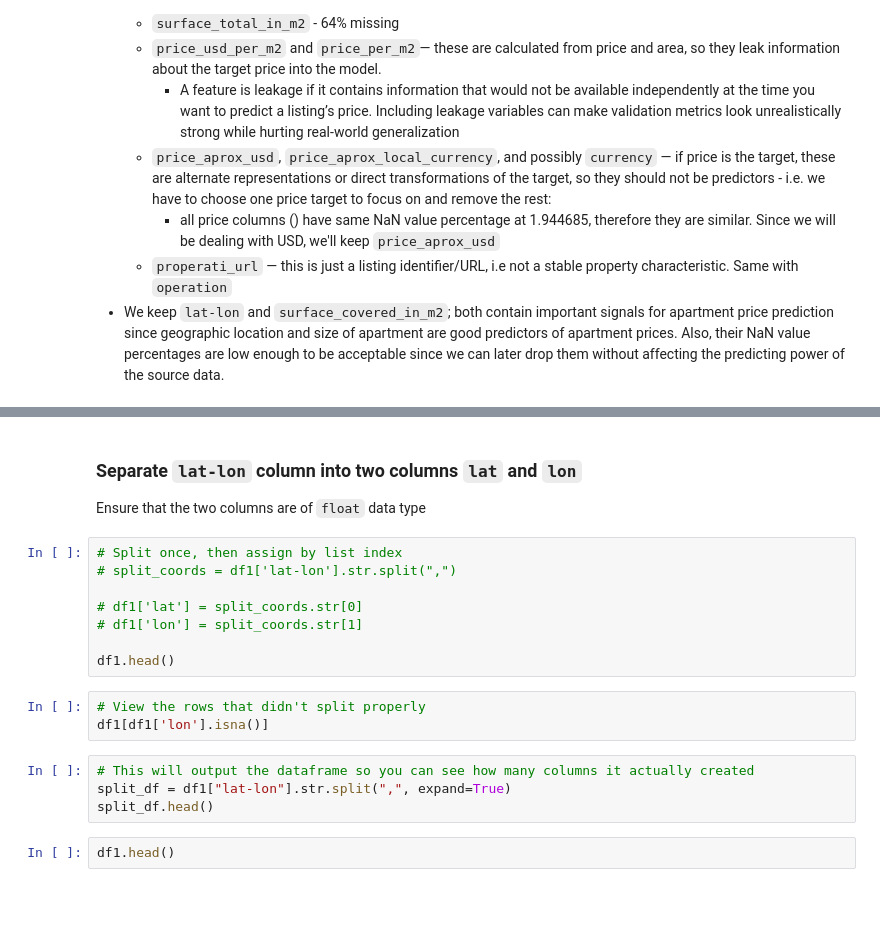
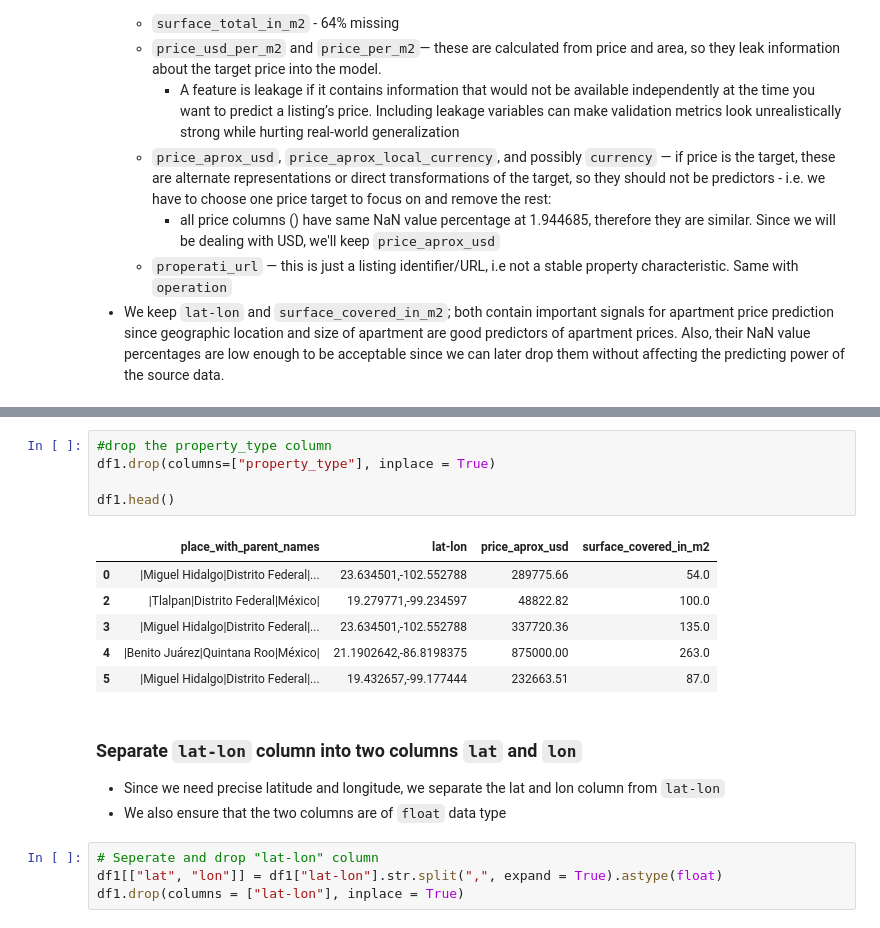
Before and after one commit to DominicNyabuto/Data-Science-Machine-Learning-Projects-, a Jupyter notebook: Project-1/notebook.ipynb, the cells around one changed output, grey strips where cells are left out. Drawn from its saved outputs; the diff is of its cells as text; blank space fills up the shorter version.

```diff
--- a/Project-1/notebook.ipynb
+++ b/Project-1/notebook.ipynb
@@ -163,21 +169,21 @@ df1.head()
+# %%
+#drop the property_type column
+df1.drop(columns=["property_type"], inplace = True)
+
+df1.head()
+# %% [output]
+|  | place_with_parent_names | lat-lon | price_aprox_usd | surface_covered_in_m2 |
+| 0 | |Miguel Hidalgo|Distrito Federal|... | 23.634501,-102.552788 | 289775.66 | 54.0 |
+| 2 | |Tlalpan|Distrito Federal|México| | 19.279771,-99.234597 | 48822.82 | 100.0 |
+| 3 | |Miguel Hidalgo|Distrito Federal|... | 23.634501,-102.552788 | 337720.36 | 135.0 |
+| 4 | |Benito Juárez|Quintana Roo|México| | 21.1902642,-86.8198375 | 875000.00 | 263.0 |
+| 5 | |Miguel Hidalgo|Distrito Federal|... | 19.432657,-99.177444 | 232663.51 | 87.0 |
 # %% [markdown]
 ### Separate `lat-lon` column into two columns `lat` and `lon`
 
-Ensure that the two columns are of `float` data type
+- Since we need precise latitude and longitude, we separate the lat and lon column from `lat-lon`
+- We also ensure that the two columns are of `float` data type
 # %%
-# Split once, then assign by list index
-# split_coords = df1['lat-lon'].str.split(",")
-
-# df1['lat'] = split_coords.str[0]
-# df1['lon'] = split_coords.str[1]
-
-df1.head()
+# Seperate and drop "lat-lon" column
+df1[["lat", "lon"]] = df1["lat-lon"].str.split(",", expand = True).astype(float)
+df1.drop(columns = ["lat-lon"], inplace = True)
-# %%
-# View the rows that didn't split properly
-df1[df1['lon'].isna()]
-# %%
-# This will output the dataframe so you can see how many columns it actually created
-split_df = df1["lat-lon"].str.split(",", expand=True)
-split_df.head()
-# %%
-df1.head()
```
Also changed, not shown: parts of 16 cells of this notebook, 1 other file.
